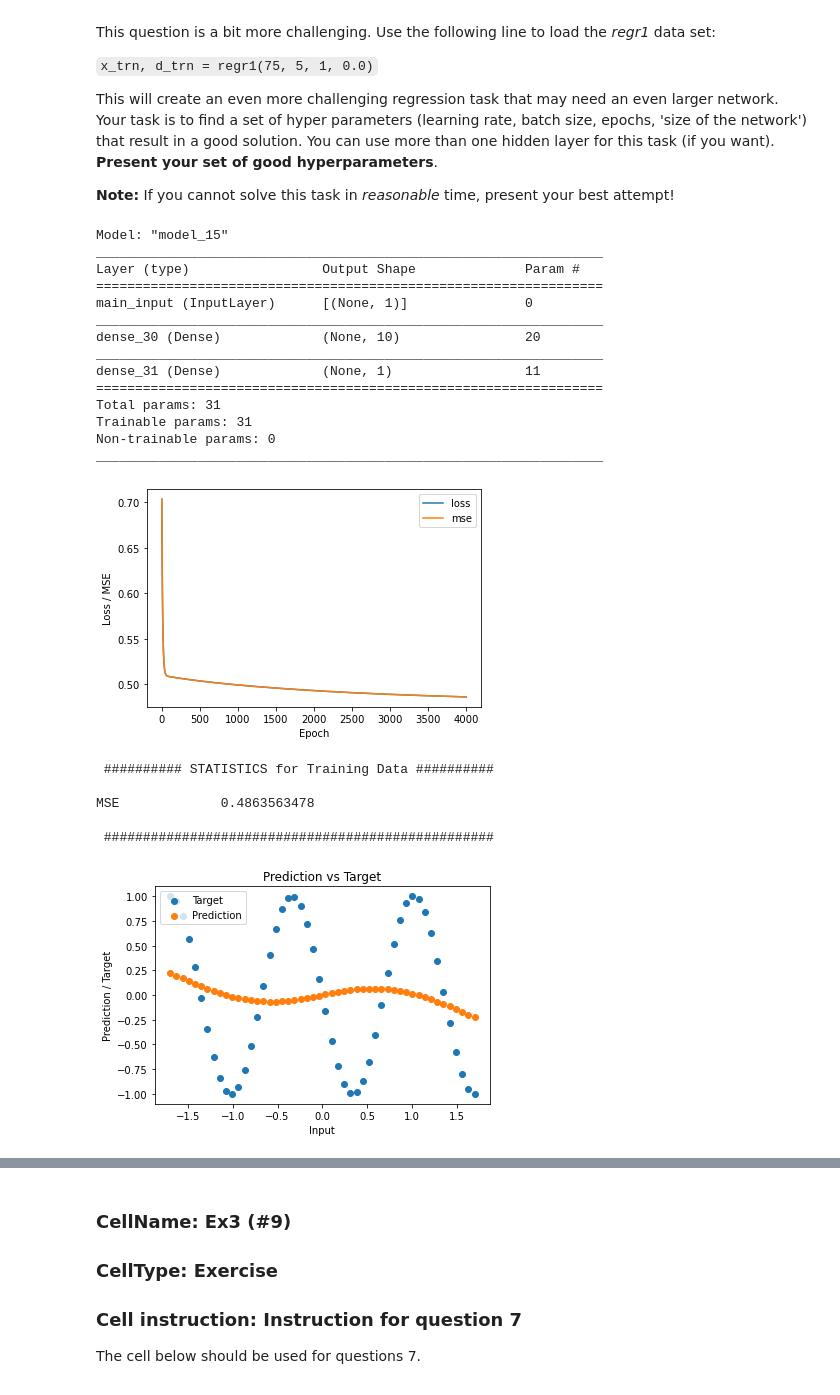
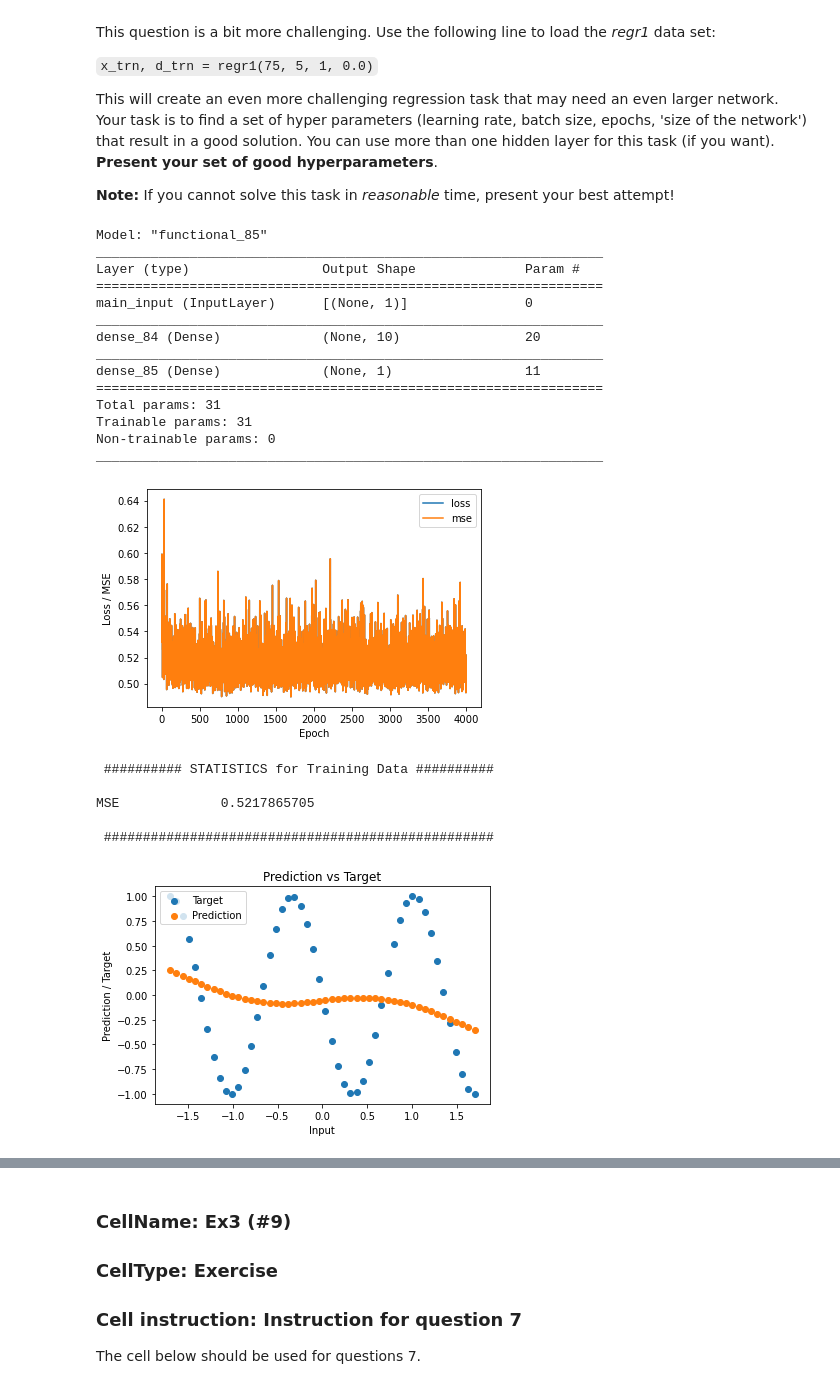
Before and after one commit to filipkalkan/EXTQ40, a Jupyter notebook: lab_1/lab1.ipynb, the cells around one changed output, grey strips where cells are left out. Saved outputs shown, nothing was run; the diff lists cells and outputs as text; code cells hidden in the pictures.

```diff
--- a/lab_1/lab1.ipynb
+++ b/lab_1/lab1.ipynb
@@ -401,7 +401,7 @@ model_ex1.summary()
 
 # Train the model
 estimator_ex1 = model_ex1.fit(x_trn, d_trn,
-                              epochs = 1000,
+                              epochs = 4000,
                               batch_size=10,
                               verbose = 0)
 
@@ -497,7 +496,7 @@ INPUT2 = {'inp_dim': 1,
          'out_act_fun': 'linear',        # output activation function
          'opt_method': 'SGD',            # minimization method
          'cost_fun': 'mse',              # error function
-         'lr_rate': 0.05                 # learningrate
+         'lr_rate': 0.1                 # learningrate
         }
 
 # Get the model
@@ -509,7 +508,7 @@ model_ex2.summary()
 # Train the model
 estimator_ex2 = model_ex2.fit(x_trn, d_trn,
                               epochs = 4000,
-                              batch_size=50,
+                              batch_size=10,
                               verbose = 0)
 
 
@@ -521,40 +520,40 @@ for k in estimator_ex2.history.keys():
     plt.plot(estimator_ex2.history[k], label = k)
 plt.legend(loc='best')
 plt.show()
 
 # Call the stat_reg to get MSE and correlation coefficiant for the scatter plot
 pred_trn = model_ex2.predict(x_trn).reshape(d_trn.shape)
 stats_reg(d_trn, pred_trn, 'Training', estimator_ex2)
 
 # Plot the result
 d_pred = model_ex2.predict(x_trn)
 plt.figure()
 plt.ylabel('Prediction / Target')
 plt.xlabel('Input')
 plt.scatter(x_trn, d_trn, label='Target')
 plt.scatter(x_trn, d_pred, label='Prediction')
 plt.title('Prediction vs Target')
 plt.legend(loc='best')
 plt.show()
 # %% [output]
-Model: "model_15"
+Model: "functional_85"
 _________________________________________________________________
 Layer (type)                 Output Shape              Param #
 =================================================================
 main_input (InputLayer)      [(None, 1)]               0
 _________________________________________________________________
-dense_30 (Dense)             (None, 10)                20
+dense_84 (Dense)             (None, 10)                20
 _________________________________________________________________
-dense_31 (Dense)             (None, 1)                 11
+dense_85 (Dense)             (None, 1)                 11
 =================================================================
 Total params: 31
 Trainable params: 31
 Non-trainable params: 0
 _________________________________________________________________
-[figure, old version]
+[figure, new version]
  ########## STATISTICS for Training Data ##########
 
-MSE             0.4863563478
+MSE             0.5217865705
 
  ##################################################
-[figure, old version]
+[figure, new version]
```
Also changed, not shown: parts of 5 cells of this notebook, 3 other files.
